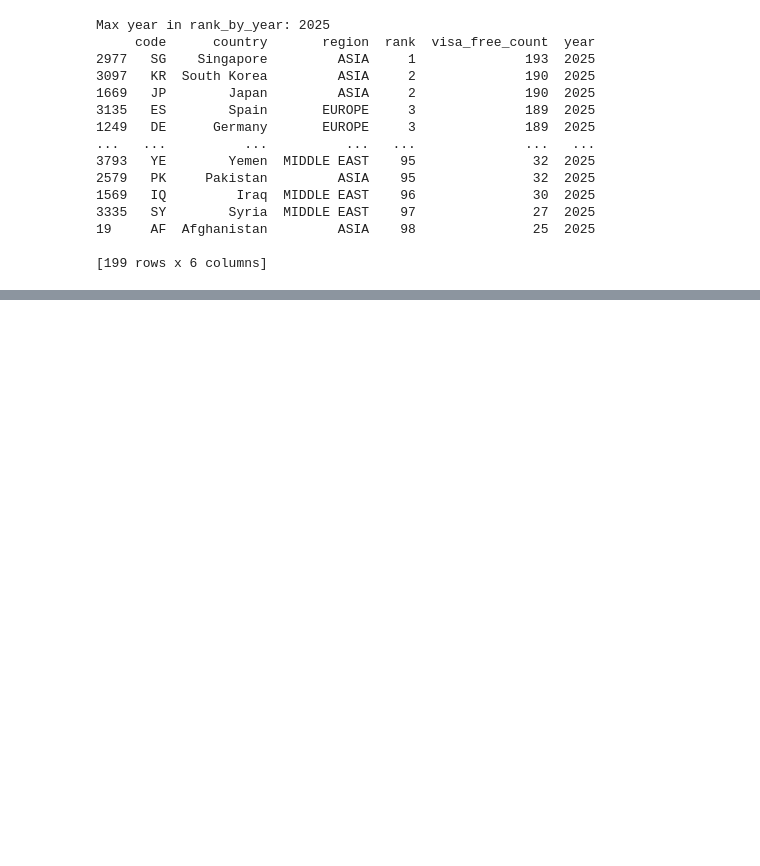
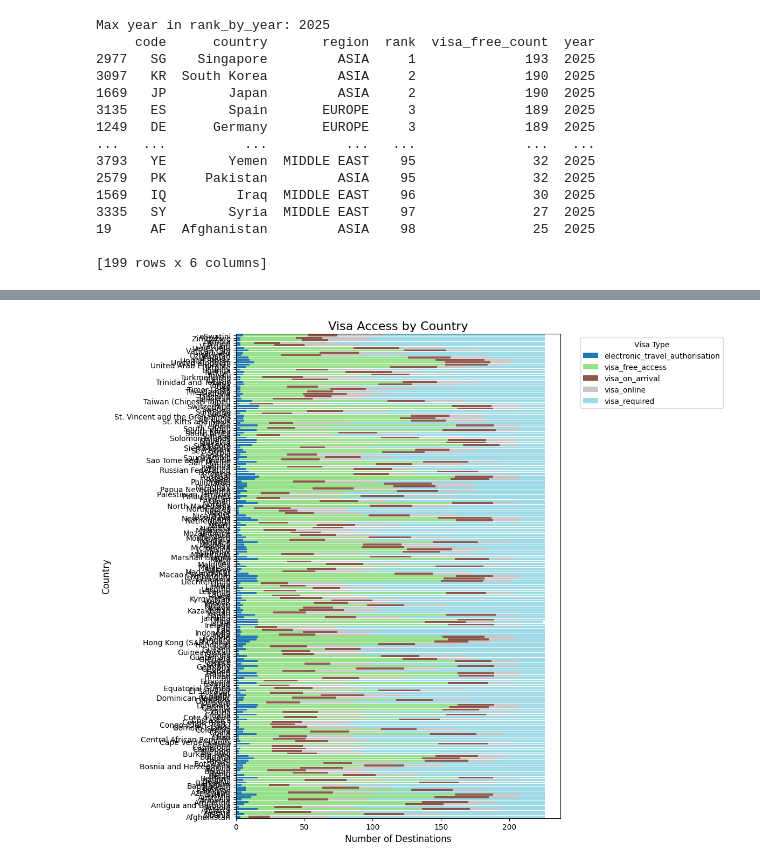
Before and after one commit to Deadpigg/dsa2101project, a Jupyter notebook: project.ipynb, the cells around one changed output, grey strips where cells are left out. Cells and saved outputs as stored; diff of their text form; code cells hidden in the pictures; blank space fills up the shorter version.

```diff
--- a/project.ipynb
+++ b/project.ipynb
@@ -85,0 +185,16 @@ Country Lists:
+# %%
+visa_by_country = (
+    flat_df.groupby(['from_country', 'visa_type'])
+    .size()
+    .reset_index(name='destination_count')
+    .sort_values(['from_country', 'visa_type'])
+)
+
+visa_pivot = visa_by_country.pivot(
+    index='from_country',
+    columns='visa_type',
+    values='destination_count'
+).fillna(0).astype(int)
+visa_pivot = visa_pivot.reset_index()
+print("Visa Counts by Country:")
+visa_pivot.head()
@@ -85,0 +209,27 @@ Country Lists:
+# %%
+# Visa type columns
+visa_cols = [
+    'electronic_travel_authorisation',
+    'visa_free_access',
+    'visa_on_arrival',
+    'visa_online',
+    'visa_required'
+]
+
+# Plot
+visa_pivot.set_index('from_country')[visa_cols].plot(
+    kind='barh',
+    stacked=True,
+    figsize=(12, 10),
+    width=0.8,
+    colormap='tab20'  # nice color palette
+)
+
+plt.title("Visa Access by Country", fontsize=16)
+plt.xlabel("Number of Destinations", fontsize=12)
+plt.ylabel("Country", fontsize=12)
+plt.legend(title="Visa Type", bbox_to_anchor=(1.05, 1), loc='upper left')
+plt.tight_layout()
+plt.show()
+# %% [output]
+[figure, added]
```
Also changed, not shown: parts of 4 cells of this notebook.
